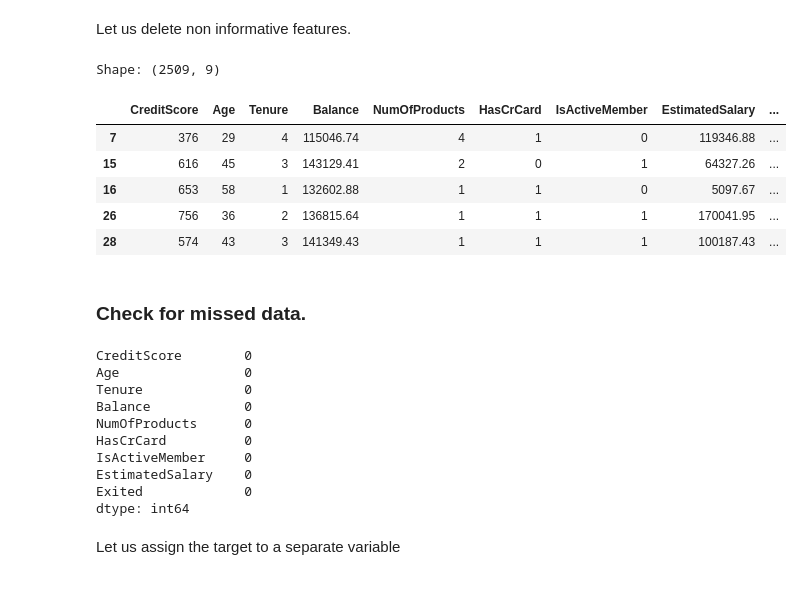
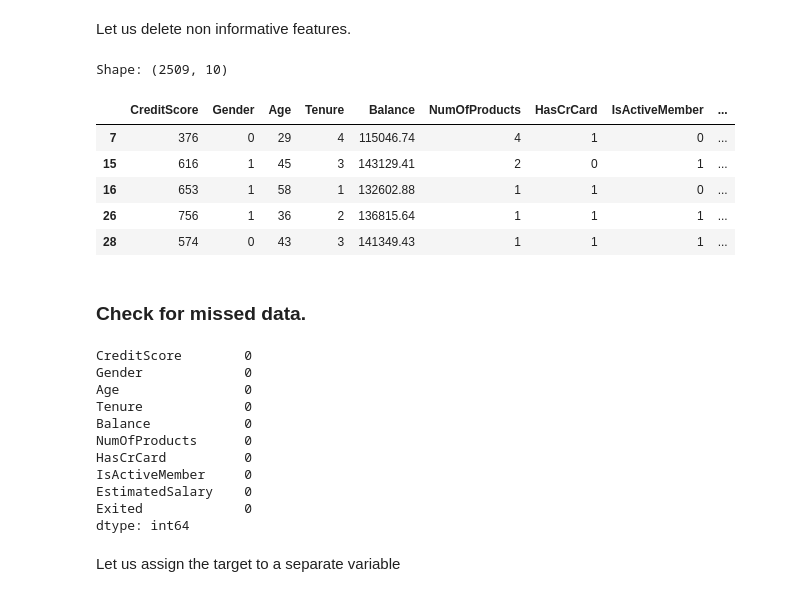
Before and after one commit to Alex1iv/Bank_customers_outflow, a Jupyter notebook: notebooks/Bank_clients_en.ipynb, the cells around one changed output. Saved outputs shown, nothing was run; the diff lists cells and outputs as text; code cells hidden in the pictures.

```diff
--- a/notebooks/Bank_clients_en.ipynb
+++ b/notebooks/Bank_clients_en.ipynb
@@ -45,14 +45,11 @@ churn_data = pd.read_csv('../data/churn.zip', sep=',')
 # copy the bd to preserve the original dataset
 churn_df = churn_data.copy()
 
-# drop the useless feature RowNumber
-churn_df.drop(['RowNumber'], axis=1, inplace=True)
-
 # Create a new feature 'client status' to define the customers status explicitly
 churn_df['client status'] = churn_df['Exited'].astype('category').cat.rename_categories({0:'Loyal', 1:'Exited'})
 
 # drop non informative features
-churn_df.drop(['CustomerId', 'Surname'], axis=1, inplace=True)
+churn_df.drop(['RowNumber', 'CustomerId', 'Surname'], axis=1, inplace=True)
 
 churn_df.head()
 # %% [output]
@@ -441,23 +431,24 @@ Shape: (2509, 11)
 # %% [markdown]
 Let us delete non informative features.
 # %%
-churn_data_cleaned = churn_data_cleaned.drop(['Geography', 'Gender'], axis=1).rename(columns={'Пол':'Gender'}) #delete and rename features
+churn_data_cleaned = churn_data_cleaned.drop(['Geography'], axis=1) #delete and rename features
 print('Shape:', churn_data_cleaned.shape)
 churn_data_cleaned.head()
 # %% [output]
-Shape: (2509, 9)
+Shape: (2509, 10)
-|  | CreditScore | Age | Tenure | Balance | NumOfProducts | HasCrCard | IsActiveMember | EstimatedSalary | ... |
-| 7 | 376 | 29 | 4 | 115046.74 | 4 | 1 | 0 | 119346.88 | ... |
-| 15 | 616 | 45 | 3 | 143129.41 | 2 | 0 | 1 | 64327.26 | ... |
-| 16 | 653 | 58 | 1 | 132602.88 | 1 | 1 | 0 | 5097.67 | ... |
-| 26 | 756 | 36 | 2 | 136815.64 | 1 | 1 | 1 | 170041.95 | ... |
-| 28 | 574 | 43 | 3 | 141349.43 | 1 | 1 | 1 | 100187.43 | ... |
+|  | CreditScore | Gender | Age | Tenure | Balance | NumOfProducts | HasCrCard | IsActiveMember | ... |
+| 7 | 376 | 0 | 29 | 4 | 115046.74 | 4 | 1 | 0 | ... |
+| 15 | 616 | 1 | 45 | 3 | 143129.41 | 2 | 0 | 1 | ... |
+| 16 | 653 | 1 | 58 | 1 | 132602.88 | 1 | 1 | 0 | ... |
+| 26 | 756 | 1 | 36 | 2 | 136815.64 | 1 | 1 | 1 | ... |
+| 28 | 574 | 0 | 43 | 3 | 141349.43 | 1 | 1 | 1 | ... |
 # %% [markdown]
 ### Check for missed data.
 # %%
 churn_data_cleaned.isnull().sum()
 # %% [output]
 CreditScore        0
+Gender             0
 Age                0
 Tenure             0
 Balance            0
```
Also changed, not shown: parts of 28 cells of this notebook, 1 other file.
